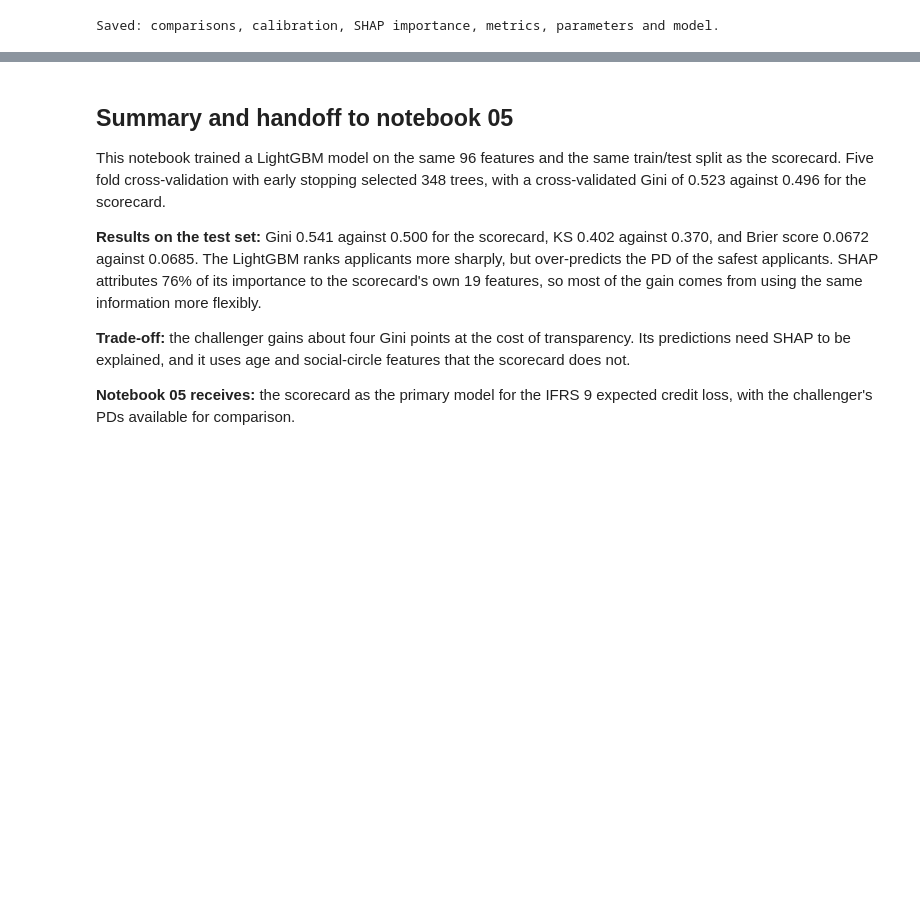
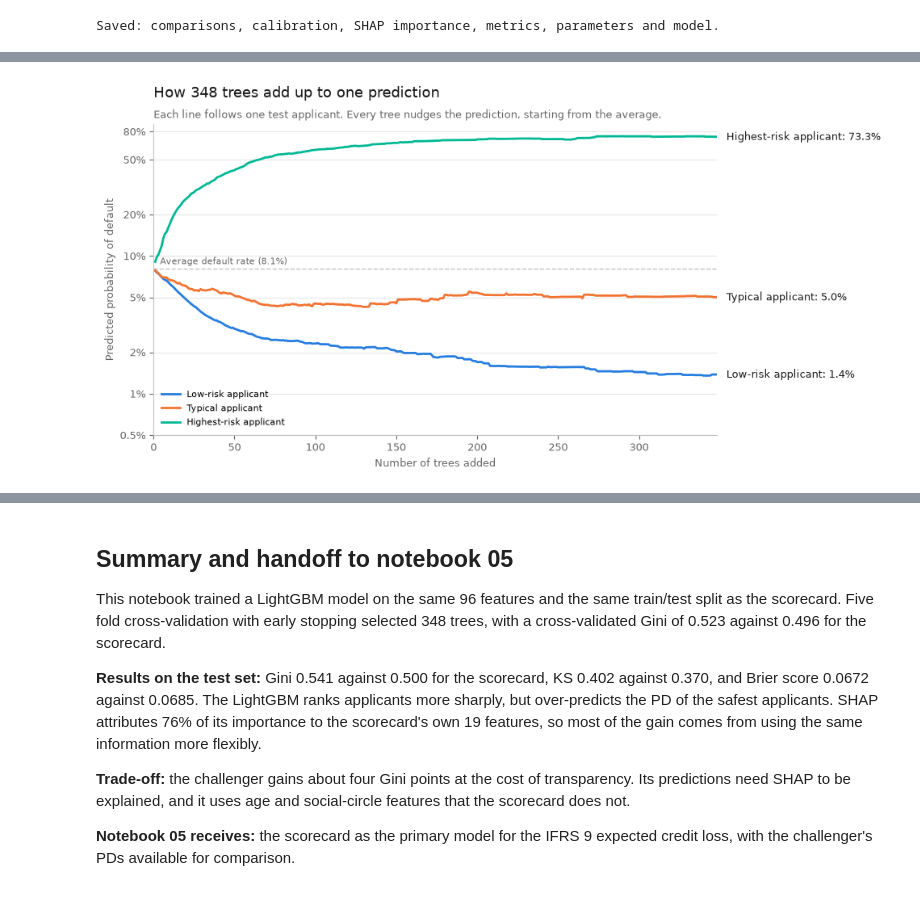
Before and after one commit to EnzoZagallo/credit-risk-pd-model, a Jupyter notebook: notebooks/04_challenger_lightgbm.ipynb, the cells around one changed output, grey strips where cells are left out. Saved outputs shown, nothing was run; the diff lists cells and outputs as text; code cells hidden in the pictures; blank space fills up the shorter version.

Commit message:
docs: add explanatory LightGBM figures to notebook 04

```diff
--- a/notebooks/04_challenger_lightgbm.ipynb
+++ b/notebooks/04_challenger_lightgbm.ipynb
@@ -444,0 +572,42 @@ Saved: comparisons, calibration, SHAP importance, metrics, parameters and model.
+# %%
+order = np.argsort(p_test)
+picks = {
+    "Low-risk applicant": order[int(0.05 * len(order))],
+    "Typical applicant": order[len(order) // 2],
+    "Highest-risk applicant": order[-1],
+}
+n_trees = final_model.num_trees()
+steps = np.arange(1, n_trees + 1)
+
+fig, ax = plt.subplots(figsize=(9, 5))
+for (name, pos), color in zip(picks.items(), [BLUE, ORANGE, AQUA]):
+    applicant = X_test.iloc[[pos]]
+    path = np.array([final_model.predict(applicant, num_iteration=k)[0] for k in steps]) * 100
+    ax.plot(steps, path, color=color, lw=2, label=name)
+    ax.text(n_trees + 6, path[-1], f"{name}: {path[-1]:.1f}%", va="center", color=INK, fontsize=9)
+
+ax.axhline(y_test.mean() * 100, color=AXIS, lw=1, ls="--", zorder=0)
+ax.text(4, y_test.mean() * 100 * 1.08, f"Average default rate ({y_test.mean():.1%})", color=INK_2, fontsize=8)
+
+ax.set_yscale("log")
+ticks = [0.5, 1, 2, 5, 10, 20, 50, 80]
+ax.set_yticks(ticks)
+ax.set_yticklabels([f"{v:g}%" for v in ticks])
+ax.minorticks_off()
+ax.set_xlim(0, n_trees)
+ax.set_xlabel("Number of trees added", color=INK_2)
+ax.set_ylabel("Predicted probability of default", color=INK_2)
+ax.grid(axis="y", color=GRID, lw=0.8)
+for side in ("top", "right"):
+    ax.spines[side].set_visible(False)
+for side in ("left", "bottom"):
+    ax.spines[side].set_color(AXIS)
+ax.tick_params(colors=INK_2)
+ax.legend(loc="lower left", frameon=False, fontsize=8)
+ax.set_title(f"How {n_trees} trees add up to one prediction", loc="left", fontsize=13, color=INK, pad=24)
+ax.text(0, 1.02, "Each line follows one test applicant. Every tree nudges the prediction, "
+        "starting from the average.", transform=ax.transAxes, color=INK_2, fontsize=9)
+fig.savefig(figures / "lgbm_trees_add_up.png", dpi=150, bbox_inches="tight", facecolor="white")
+plt.show()
+# %% [output]
+[figure, added]
```
Also changed, not shown: parts of 3 cells of this notebook, 2 other files.
